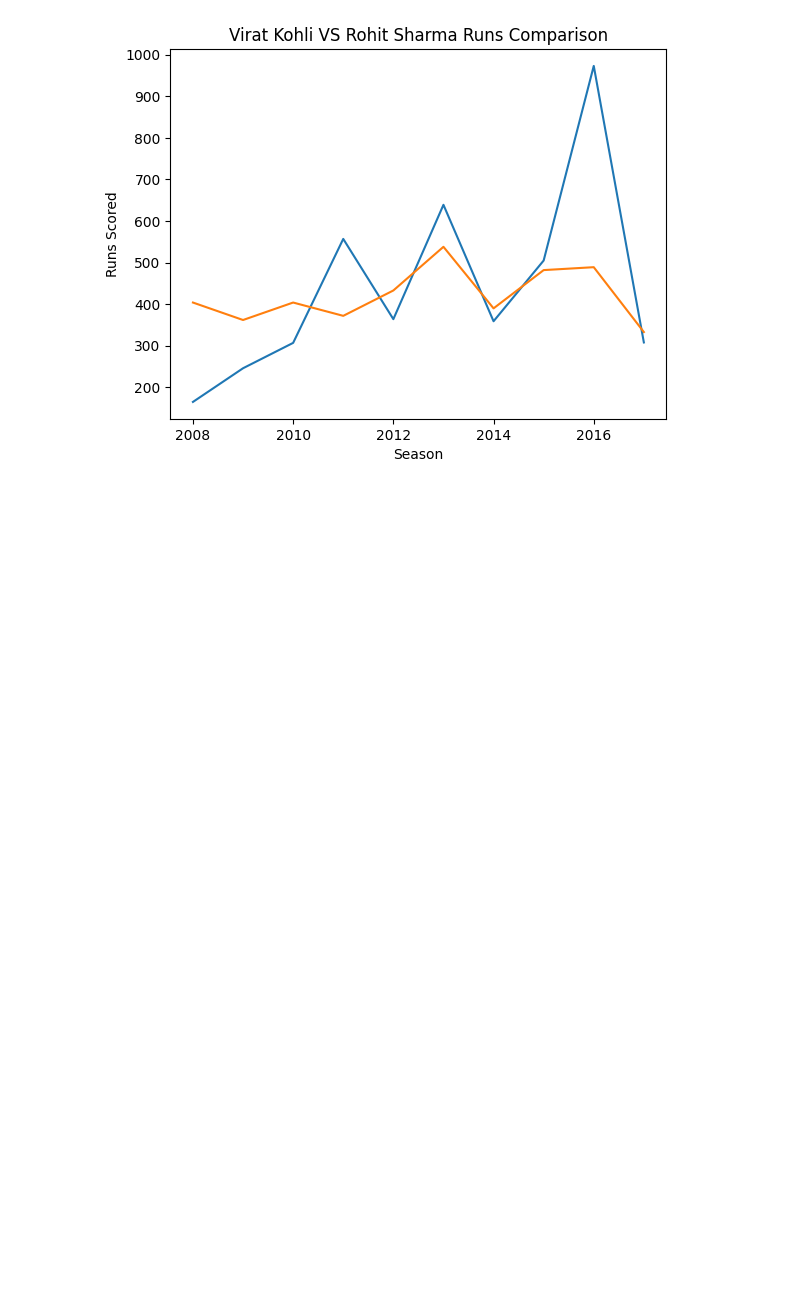
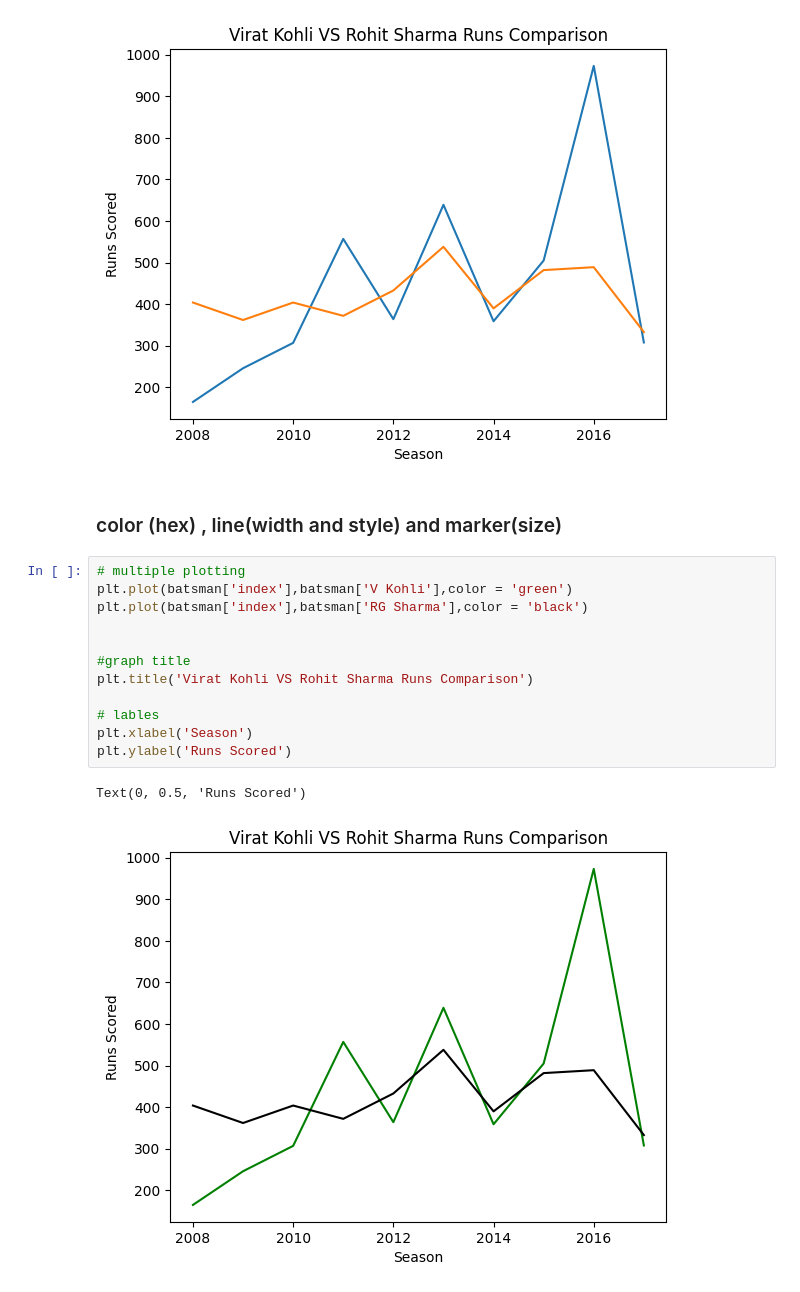
Before and after one commit to mohitjaryal/matplotlib, a Jupyter notebook: Datavisulization/sharmaKohliData.ipynb, the cells around one changed output. Cells and saved outputs as stored; diff of their text form; blank space fills up the shorter version.

```diff
--- a/Datavisulization/sharmaKohliData.ipynb
+++ b/Datavisulization/sharmaKohliData.ipynb
@@ -54,3 +54,20 @@ plt.ylabel('Runs Scored')
 # %% [output]
 Text(0, 0.5, 'Runs Scored')
 [figure]
+# %% [markdown]
+### color (hex) , line(width and style) and marker(size)
+# %%
+# multiple plotting
+plt.plot(batsman['index'],batsman['V Kohli'],color = 'green')
+plt.plot(batsman['index'],batsman['RG Sharma'],color = 'black')
+
+
+#graph title
+plt.title('Virat Kohli VS Rohit Sharma Runs Comparison')
+
+# lables
+plt.xlabel('Season')
+plt.ylabel('Runs Scored')
+# %% [output]
+Text(0, 0.5, 'Runs Scored')
+[figure, added]
```
